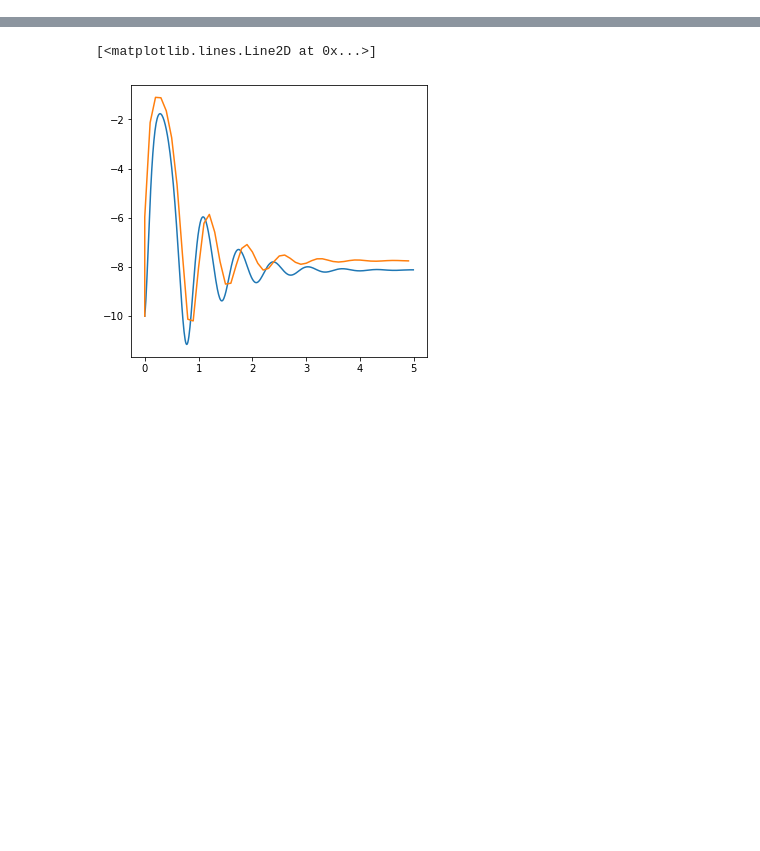
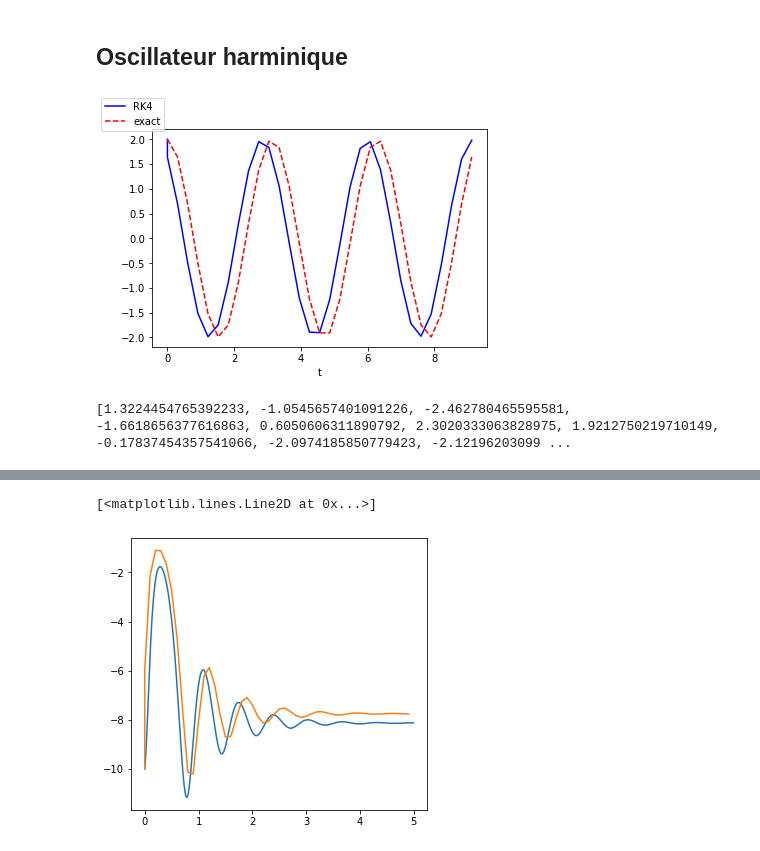
Before and after one commit to master-csmi/2022-m1-lorenz, a Jupyter notebook: kalman filter.ipynb, the cells around one changed output, grey strips where cells are left out. Saved outputs shown, nothing was run; the diff lists cells and outputs as text; code cells hidden in the pictures; blank space fills up the shorter version.

```diff
--- a/kalman filter.ipynb
+++ b/kalman filter.ipynb
@@ -6,3 +6,5 @@ import matplotlib.pyplot as plt
 from mpl_toolkits.mplot3d import Axes3D
 from scipy.integrate import solve_ivp
 import time
+# %% [markdown]
+## Oscillateur harminique
@@ -8,0 +39,2 @@ import time
+# %%
+X_0 = [2,0]
@@ -8,0 +48,58 @@ import time
+# %%
+fig = plt.figure()
+l1, l2 = plt.plot(lorenz2[2], lorenz2[0], 'b-', lorenz2[2], 2*np.cos(omega*lorenz2[2]), 'r--')
+fig.legend((l1, l2), ('RK4', 'exact'), 'upper left')
+plt.xlabel('t')
+plt.show()
+# %% [output]
+[figure, added]
+# %%
+
+def hx(x):
+   return  np.array([x[0]])
+
+
+def fx(x, dt,w):
+    def f(t,X_n,w): #X_n=(x_n,y_n,z_n)
+        (u,v)=X_n
+        f_1 = v
+        f_2 =-w**2*u
+        return np.array([f_1,f_2])
+    K1=f(t, x,w)
+    K2=f(t+dt/2., x + 1./2. * K1 * dt,w)
+    K3=f(t+dt/2., x + 1./2. * K2 * dt,w)
+    K4=f(t+dt, x+ K3 * dt,w)
+    X_next=x+ dt/6.* (K1+2.*K2+2.*K3+K4)
+    return X_next
+
+w=2#(σ,b,r)
+omega = 2
+P = 2*np.pi/omega
+T = 3*P
+N = int(round(T/0.5))
+dt= T/N
+x = np.array([2,0])#(x0,y0,z0)
+P = np.eye(2) * 2.
+
+f = EnsembleKalmanFilter (x=x, P=P, dim_z=2, dt=dt, N=8,
+         hx=hx, fx=lambda x,dt:fx(x,dt,w))
+
+std_noise = np.eye(2)*0.001
+f.R *= std_noise # matrice de cov associer a la mesure
+f.Q = Q_discrete_white_noise(2, dt, .01) #bruit blanc centree en 0
+
+def read_sensor(t,omega):
+     2*np.cos(omega*t)
+t=0
+tab_etat=[]
+tab_temps=[]
+while (t<T):
+    z = read_sensor(t,omega)
+    f.predict()
+    f.update(z)
+    tab_etat.append(f.x[0])
+    tab_temps.append(t)
+    t=t+dt
+print(tab_etat)
+# %% [output]
+[1.3224454765392233, -1.0545657401091226, -2.462780465595581, -1.6618656377616863, 0.6050606311890792, 2.3020333063828975, 1.9212750219710149, -0.17837454357541066, -2.0974185850779423, -2.12196203099 ...
```
Also changed, not shown: parts of 8 cells of this notebook.
